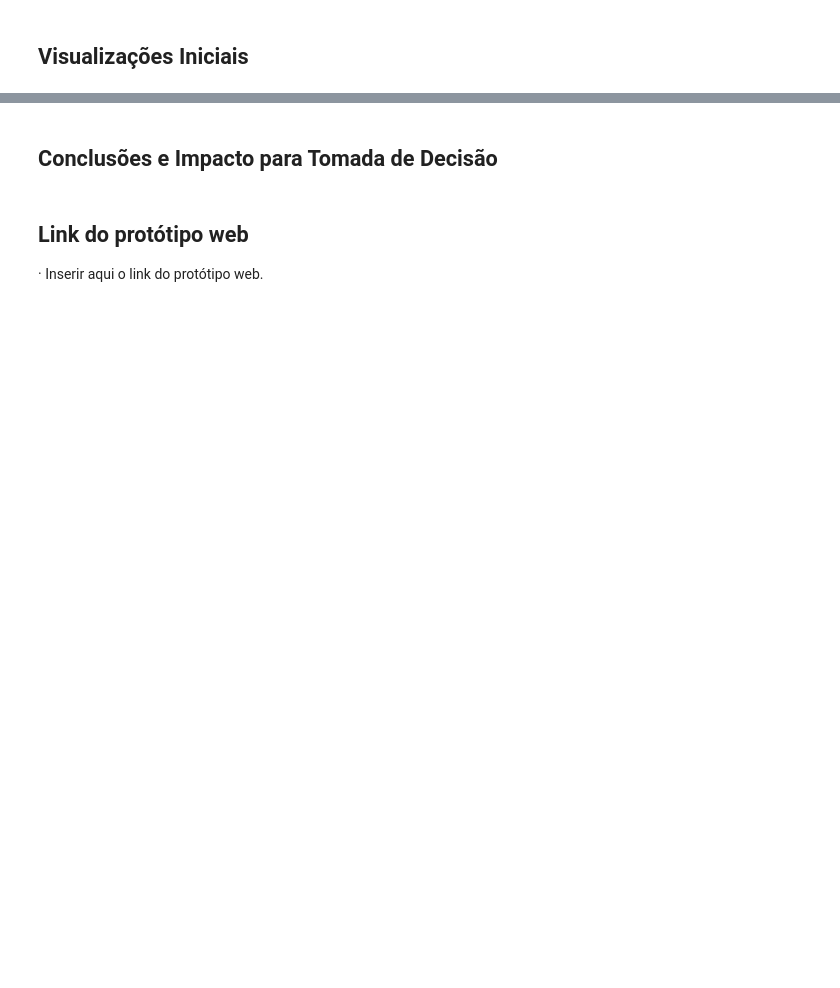
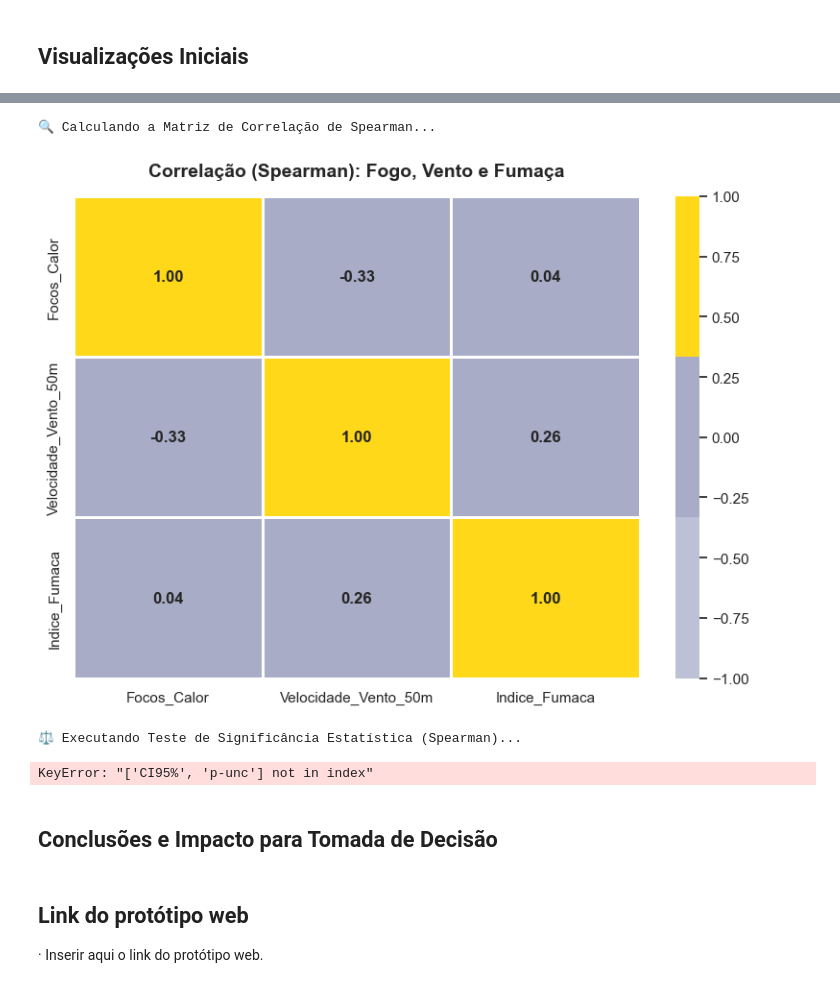
Before and after one commit to fabioamaralds/atmos-alert, a Jupyter notebook: notebooks/01_exploracao_limpeza_atmosalert.ipynb, the cells around one changed output, grey strips where cells are left out. Cells and saved outputs as stored; diff of their text form; code cells hidden in the pictures; blank space fills up the shorter version.

Commit message:
Analise de correlacao e associacao

```diff
--- a/notebooks/01_exploracao_limpeza_atmosalert.ipynb
+++ b/notebooks/01_exploracao_limpeza_atmosalert.ipynb
@@ -368,5 +440,57 @@ Investigando o histórico de PORTO VELHO entre 11/08/2023 e 16/08/2023.
 # %%
-## Lorem Ipsum
+print("🔍 Calculando a Matriz de Correlação de Spearman...")
+
+# 1. Selecionando apenas as variáveis numéricas contínuas
+colunas_continuas = ['Focos_Calor', 'Velocidade_Vento_50m', 'Indice_Fumaca']
+df_numerico = df_atmosalert[colunas_continuas]
+
+# 2. Calculando a correlação de Spearman (ideal para dados com outliers como o nosso)
+matriz_correlacao = df_numerico.corr(method='spearman')
+
+# 3. Plotando a matriz com a paleta executiva
+plt.figure(figsize=(8, 6))
+sns.set_theme(style="white")
+
+# Usando tons de cinza e amarelo alerta
+sns.heatmap(
+    matriz_correlacao,
+    annot=True,              # Mostra os números dentro dos quadrados
+    cmap=['#BCC1D6', '#A9ACC7', '#FFD919'], # Nossa paleta
+    vmin=-1, vmax=1,         # A escala da correlação vai de -1 a 1
+    linewidths=1,
+    linecolor='white',
+    fmt=".2f",               # Duas casas decimais
+    annot_kws={"size": 12, "weight": "bold"}
+)
+
+plt.title('Correlação (Spearman): Fogo, Vento e Fumaça', fontsize=14, fontweight='bold', pad=15)
+plt.tight_layout()
+plt.show()
+# %% [output]
+🔍 Calculando a Matriz de Correlação de Spearman...
+[figure, added]
+# %%
+print("⚖️ Executando Teste de Significância Estatística (Spearman)...")
+
+# 1. Definindo as colunas que queremos cruzar
+colunas_alvo = ['Focos_Calor', 'Velocidade_Vento_50m', 'Indice_Fumaca']
+
+# 2. Rodando o teste pairwise do Pingouin usando o método Spearman
+teste_estatistico = pg.pairwise_corr(
+    df_atmosalert,
+    columns=colunas_alvo,
+    method='spearman'
+)
+
+# 3. Filtrando a tabela para mostrar apenas o que importa para a banca
+colunas_exibicao = ['X', 'Y', 'method', 'n', 'r', 'CI95%', 'p-unc']
+tabela_final = teste_estatistico[colunas_exibicao]
+
+# 4. Exibindo o resultado final formatado
+display(tabela_final)
+# %% [output]
+⚖️ Executando Teste de Significância Estatística (Spearman)...
+KeyError: "['CI95%', 'p-unc'] not in index"
 # %% [markdown]
 ## Conclusões e Impacto para Tomada de Decisão
 # %%
```
Also changed, not shown: parts of 9 cells of this notebook.
